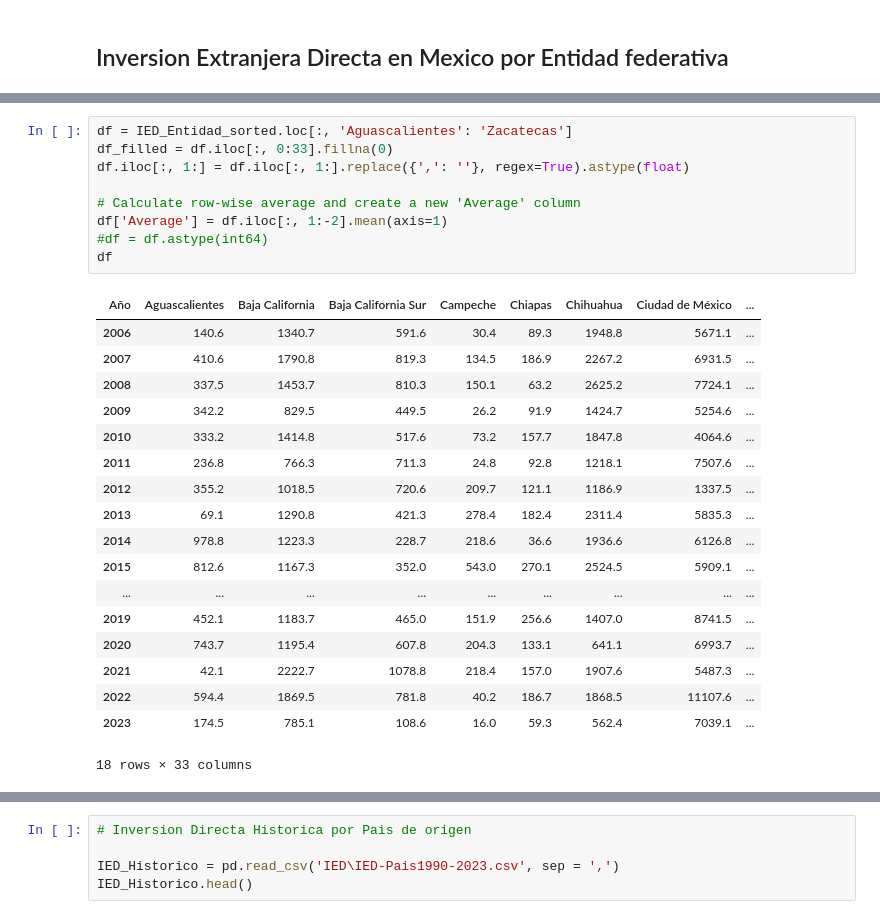
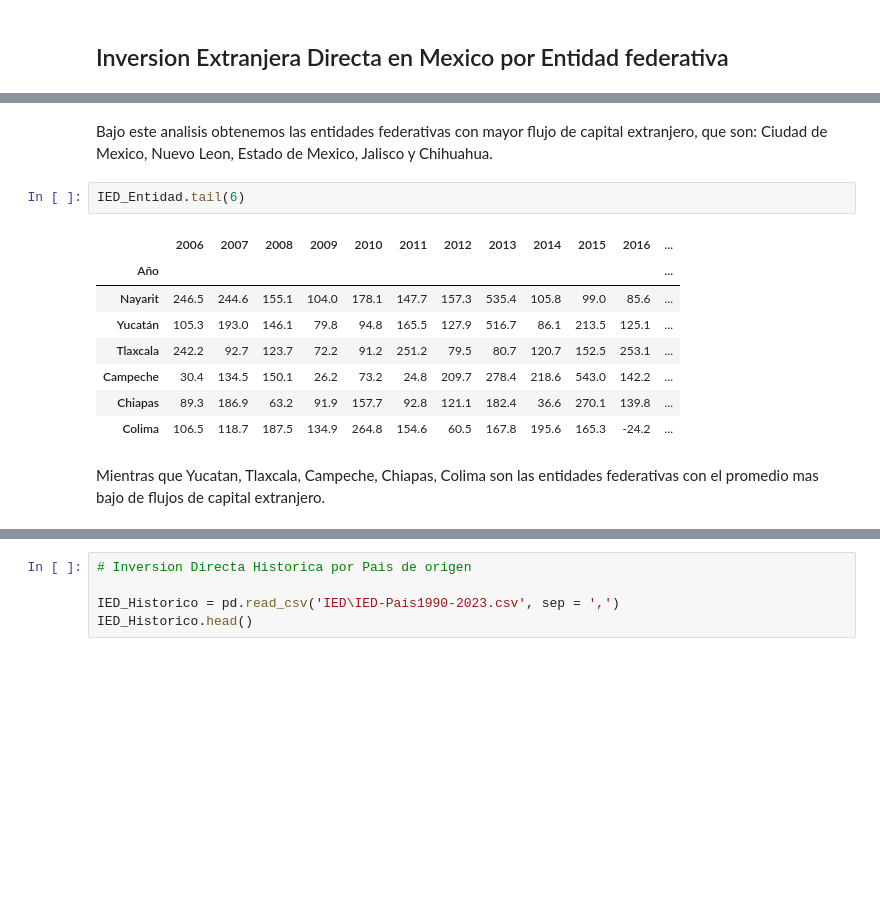
Before and after one commit to OctavioPB/Data-Analyst-Projects, a Jupyter notebook: InversionExtranjeraDirecta2023/Inversion Extranjera Directa en Mexico 2023.ipynb, the cells around one changed output, grey strips where cells are left out. Cells and saved outputs as stored; diff of their text form; blank space fills up the shorter version.

```diff
--- a/InversionExtranjeraDirecta2023/Inversion Extranjera Directa en Mexico 2023.ipynb
+++ b/InversionExtranjeraDirecta2023/Inversion Extranjera Directa en Mexico 2023.ipynb
@@ -340,31 +335,18 @@ memory usage: 4.8+ KB
-# %%
-df = IED_Entidad_sorted.loc[:, 'Aguascalientes': 'Zacatecas']
-df_filled = df.iloc[:, 0:33].fillna(0)
-df.iloc[:, 1:] = df.iloc[:, 1:].replace({',': ''}, regex=True).astype(float)
-
-# Calculate row-wise average and create a new 'Average' column
-df['Average'] = df.iloc[:, 1:-2].mean(axis=1)
-#df = df.astype(int64)
-df
-# %% [output]
-| Año | Aguascalientes | Baja California | Baja California Sur | Campeche | Chiapas | Chihuahua | Ciudad de México | ... |
-| 2006 | 140.6 | 1340.7 | 591.6 | 30.4 | 89.3 | 1948.8 | 5671.1 | ... |
-| 2007 | 410.6 | 1790.8 | 819.3 | 134.5 | 186.9 | 2267.2 | 6931.5 | ... |
-| 2008 | 337.5 | 1453.7 | 810.3 | 150.1 | 63.2 | 2625.2 | 7724.1 | ... |
-| 2009 | 342.2 | 829.5 | 449.5 | 26.2 | 91.9 | 1424.7 | 5254.6 | ... |
-| 2010 | 333.2 | 1414.8 | 517.6 | 73.2 | 157.7 | 1847.8 | 4064.6 | ... |
-| 2011 | 236.8 | 766.3 | 711.3 | 24.8 | 92.8 | 1218.1 | 7507.6 | ... |
-| 2012 | 355.2 | 1018.5 | 720.6 | 209.7 | 121.1 | 1186.9 | 1337.5 | ... |
-| 2013 | 69.1 | 1290.8 | 421.3 | 278.4 | 182.4 | 2311.4 | 5835.3 | ... |
-| 2014 | 978.8 | 1223.3 | 228.7 | 218.6 | 36.6 | 1936.6 | 6126.8 | ... |
-| 2015 | 812.6 | 1167.3 | 352.0 | 543.0 | 270.1 | 2524.5 | 5909.1 | ... |
-| ... | ... | ... | ... | ... | ... | ... | ... | ... |
-| 2019 | 452.1 | 1183.7 | 465.0 | 151.9 | 256.6 | 1407.0 | 8741.5 | ... |
-| 2020 | 743.7 | 1195.4 | 607.8 | 204.3 | 133.1 | 641.1 | 6993.7 | ... |
-| 2021 | 42.1 | 2222.7 | 1078.8 | 218.4 | 157.0 | 1907.6 | 5487.3 | ... |
-| 2022 | 594.4 | 1869.5 | 781.8 | 40.2 | 186.7 | 1868.5 | 11107.6 | ... |
-| 2023 | 174.5 | 785.1 | 108.6 | 16.0 | 59.3 | 562.4 | 7039.1 | ... |
-18 rows × 33 columns
+# %% [markdown]
+Bajo este analisis obtenemos las entidades federativas con mayor flujo de capital extranjero, que son: Ciudad de Mexico, Nuevo Leon, Estado de Mexico, Jalisco y Chihuahua.
+# %%
+IED_Entidad.tail(6)
+# %% [output]
+|  | 2006 | 2007 | 2008 | 2009 | 2010 | 2011 | 2012 | 2013 | 2014 | 2015 | 2016 | ... |
+| Año |  |  |  |  |  |  |  |  |  |  |  | ... |
+| Nayarit | 246.5 | 244.6 | 155.1 | 104.0 | 178.1 | 147.7 | 157.3 | 535.4 | 105.8 | 99.0 | 85.6 | ... |
+| Yucatán | 105.3 | 193.0 | 146.1 | 79.8 | 94.8 | 165.5 | 127.9 | 516.7 | 86.1 | 213.5 | 125.1 | ... |
+| Tlaxcala | 242.2 | 92.7 | 123.7 | 72.2 | 91.2 | 251.2 | 79.5 | 80.7 | 120.7 | 152.5 | 253.1 | ... |
+| Campeche | 30.4 | 134.5 | 150.1 | 26.2 | 73.2 | 24.8 | 209.7 | 278.4 | 218.6 | 543.0 | 142.2 | ... |
+| Chiapas | 89.3 | 186.9 | 63.2 | 91.9 | 157.7 | 92.8 | 121.1 | 182.4 | 36.6 | 270.1 | 139.8 | ... |
+| Colima | 106.5 | 118.7 | 187.5 | 134.9 | 264.8 | 154.6 | 60.5 | 167.8 | 195.6 | 165.3 | -24.2 | ... |
+# %% [markdown]
+Mientras que Yucatan, Tlaxcala, Campeche, Chiapas, Colima son las entidades federativas con el promedio mas bajo de flujos de capital extranjero.
 # %%
 
 # Create a line plot
```
Also changed, not shown: parts of 5 cells of this notebook.
